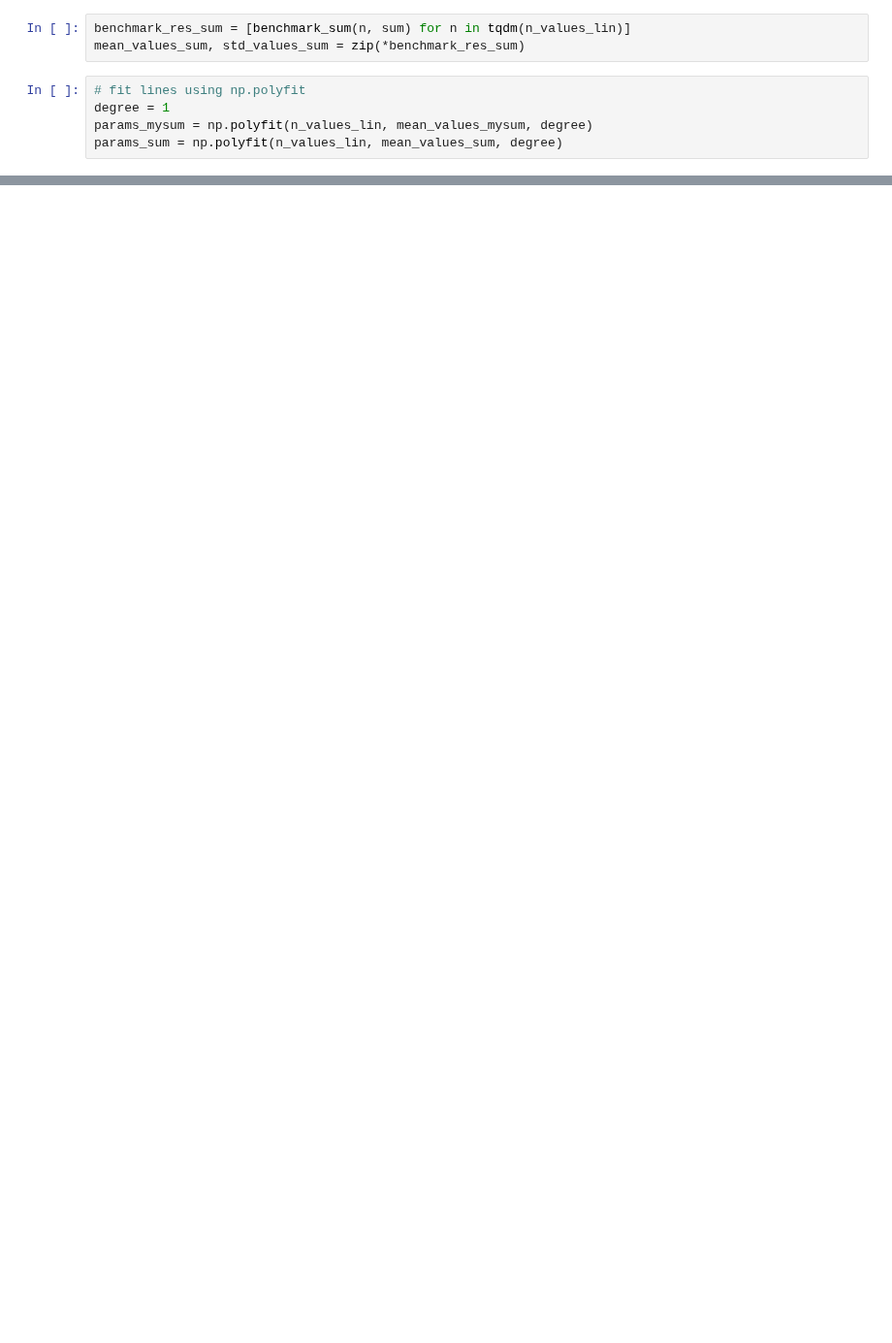
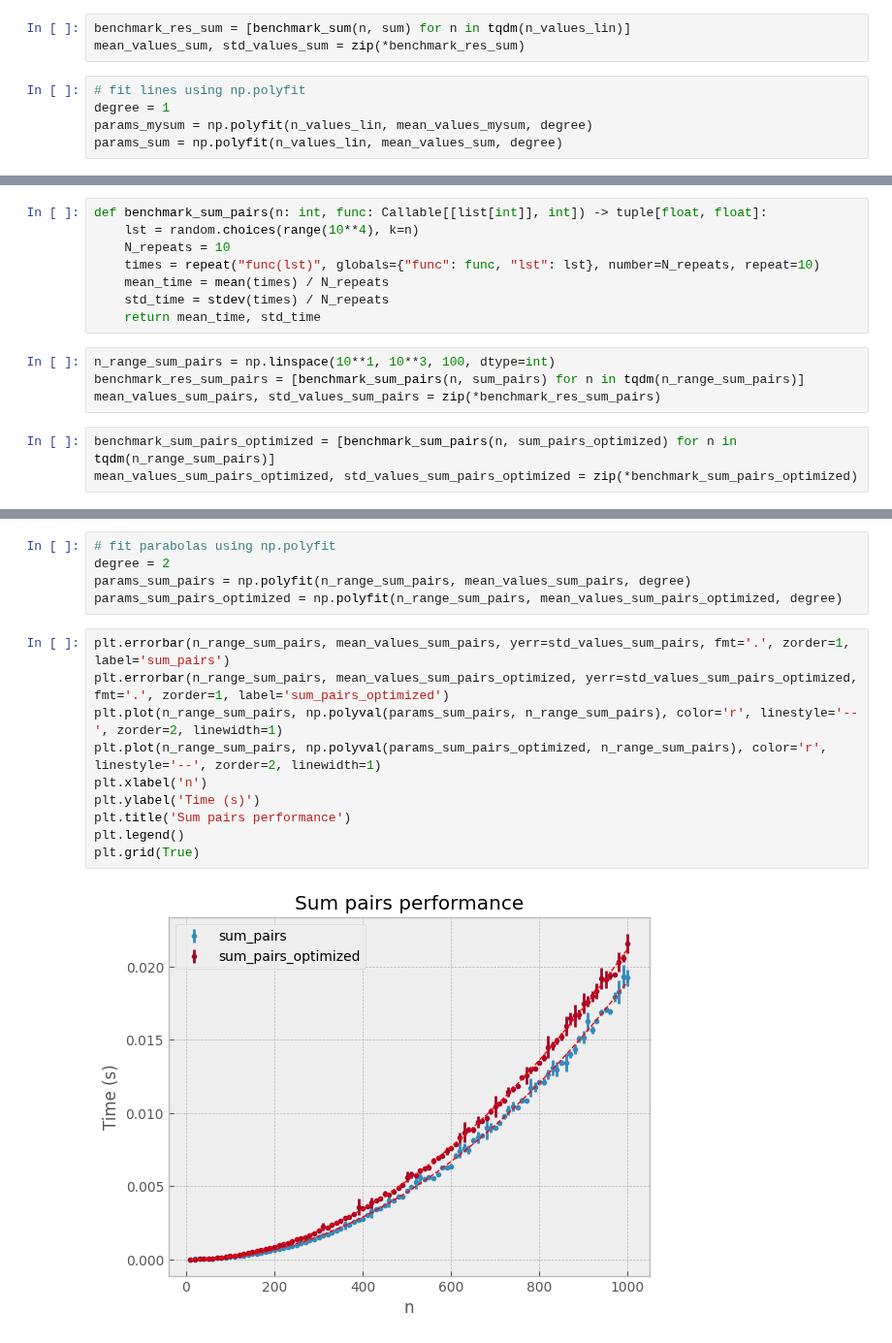
Before and after one commit to rayannott/teaching-coding, a Jupyter notebook: intros/complexity.ipynb, the cells around one changed output, grey strips where cells are left out. Shown at 97% size. Saved outputs shown, nothing was run; the diff lists cells and outputs as text; blank space fills up the shorter version.

```diff
--- a/intros/complexity.ipynb
+++ b/intros/complexity.ipynb
@@ -202,0 +309,15 @@ plt.show()
+# %%
+def benchmark_sum_pairs(n: int, func: Callable[[list[int]], int]) -> tuple[float, float]:
+    lst = random.choices(range(10**4), k=n)
+    N_repeats = 10
+    times = repeat("func(lst)", globals={"func": func, "lst": lst}, number=N_repeats, repeat=10)
+    mean_time = mean(times) / N_repeats
+    std_time = stdev(times) / N_repeats
+    return mean_time, std_time
+# %%
+n_range_sum_pairs = np.linspace(10**1, 10**3, 100, dtype=int)
+benchmark_res_sum_pairs = [benchmark_sum_pairs(n, sum_pairs) for n in tqdm(n_range_sum_pairs)]
+mean_values_sum_pairs, std_values_sum_pairs = zip(*benchmark_res_sum_pairs)
+# %%
+benchmark_sum_pairs_optimized = [benchmark_sum_pairs(n, sum_pairs_optimized) for n in tqdm(n_range_sum_pairs)]
+mean_values_sum_pairs_optimized, std_values_sum_pairs_optimized = zip(*benchmark_sum_pairs_optimized)
@@ -202,0 +327,17 @@ plt.show()
+# %%
+# fit parabolas using np.polyfit
+degree = 2
+params_sum_pairs = np.polyfit(n_range_sum_pairs, mean_values_sum_pairs, degree)
+params_sum_pairs_optimized = np.polyfit(n_range_sum_pairs, mean_values_sum_pairs_optimized, degree)
+# %%
+plt.errorbar(n_range_sum_pairs, mean_values_sum_pairs, yerr=std_values_sum_pairs, fmt='.', zorder=1, label='sum_pairs')
+plt.errorbar(n_range_sum_pairs, mean_values_sum_pairs_optimized, yerr=std_values_sum_pairs_optimized, fmt='.', zorder=1, label='sum_pairs_optimized')
+plt.plot(n_range_sum_pairs, np.polyval(params_sum_pairs, n_range_sum_pairs), color='r', linestyle='--', zorder=2, linewidth=1)
+plt.plot(n_range_sum_pairs, np.polyval(params_sum_pairs_optimized, n_range_sum_pairs), color='r', linestyle='--', zorder=2, linewidth=1)
+plt.xlabel('n')
+plt.ylabel('Time (s)')
+plt.title('Sum pairs performance')
+plt.legend()
+plt.grid(True)
+# %% [output]
+[figure, added]
```
Also changed, not shown: parts of 35 cells of this notebook.
